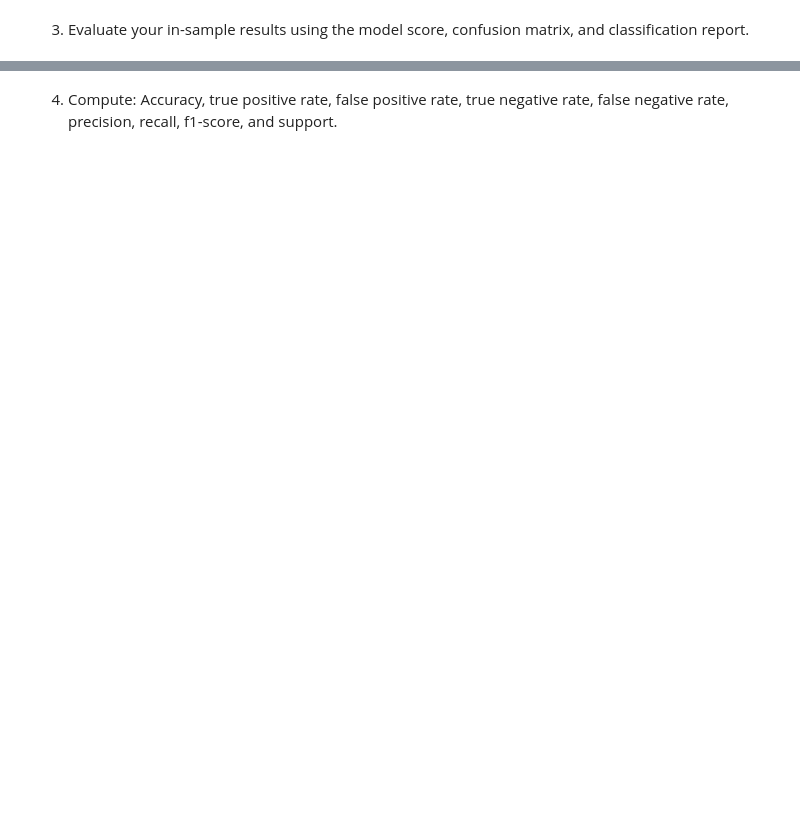
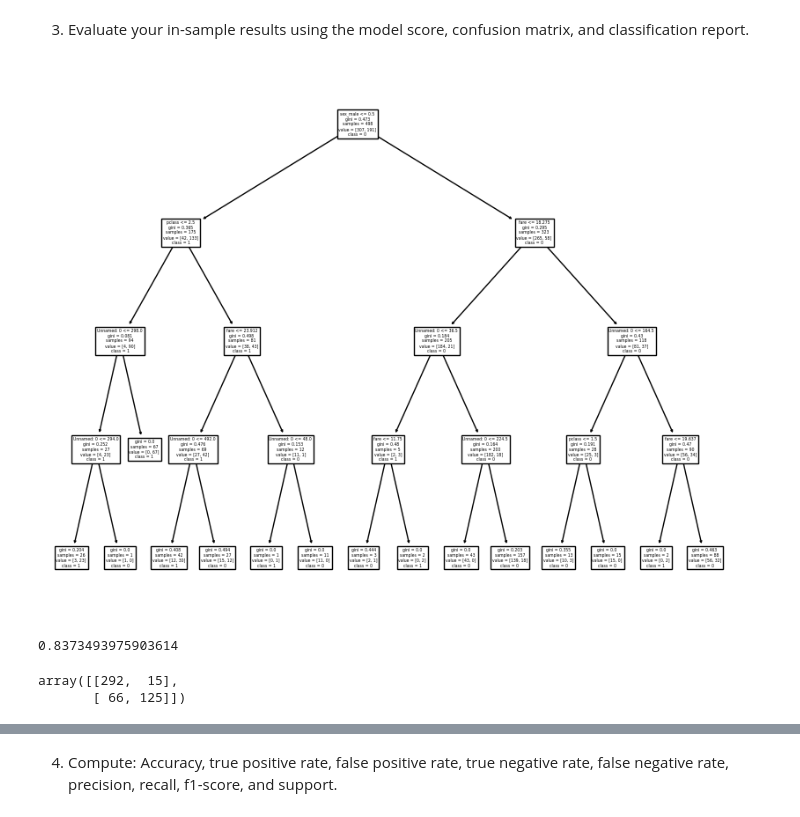
Before and after one commit to stephen-c-perry/classification-exercises, a Jupyter notebook: decision_tree.ipynb, the cells around one changed output, grey strips where cells are left out. Drawn from its saved outputs; the diff is of its cells as text; code cells hidden in the pictures; blank space fills up the shorter version.

```diff
--- a/decision_tree.ipynb
+++ b/decision_tree.ipynb
@@ -7,0 +43,2 @@ import prepare
+# %%
+X_train = train.drop(columns = ['survived', 'age', 'embark_town'])
@@ -7,0 +54,8 @@ import prepare
+# %%
+y_train = train.survived
+
+X_validate = validate.drop(columns = ['survived', 'age', 'embark_town'])
+y_validate = validate.survived
+
+X_test = test.drop(columns = ['survived', 'age', 'embark_town'])
+y_test = test.survived
@@ -14,3 +125,7 @@ import prepare
+# %%
+dec_tree_1 = DecisionTreeClassifier(max_depth=4, random_state=123)
+# %%
+dec_tree_1 = dec_tree_1.fit(X_train, y_train)
 # %% [markdown]
 
 3. Evaluate your in-sample results using the model score, confusion matrix, and classification report.
@@ -16,0 +134,16 @@ import prepare
+# %%
+plt.figure(figsize=(10, 8))
+plot_tree(dec_tree_1, feature_names=X_train.columns, class_names=['0','1'])
+plt.show()
+# %% [output]
+[figure, added]
+# %%
+accuracy = dec_tree_1.score(X_train, y_train)
+accuracy
+# %% [output]
+0.8373493975903614
+# %%
+confusion_matrix(y_train, y_pred)
+# %% [output]
+array([[292,  15],
+       [ 66, 125]])
```
Also changed, not shown: parts of 40 cells of this notebook, 2 other files.
